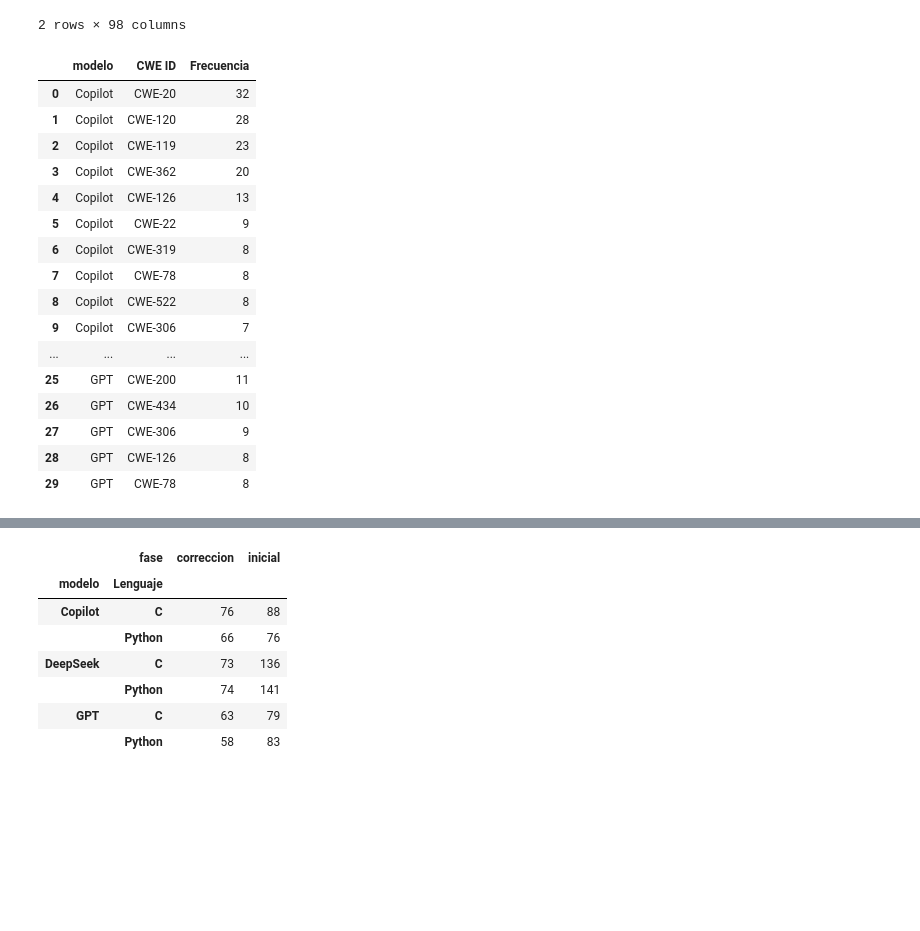
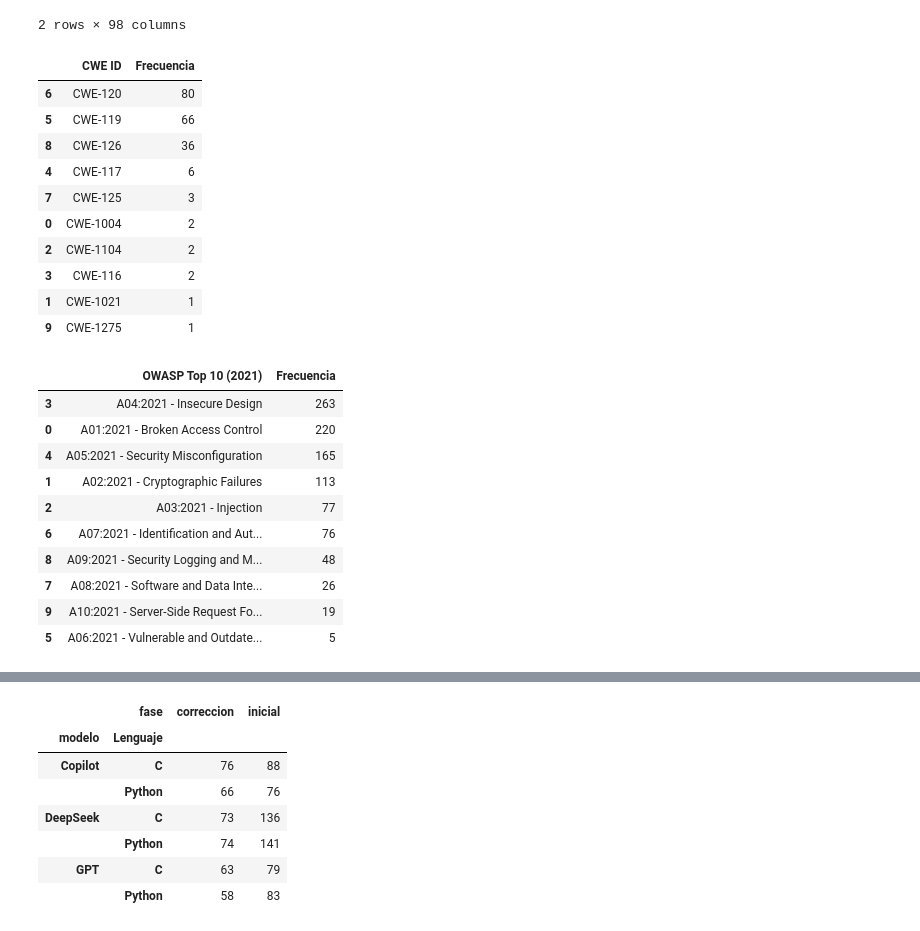
Before and after one commit to jmRiveraLR/Comparacion_Codigo_Generado_seguridad, a Jupyter notebook: src/analisis/analisis.ipynb, the cells around one changed output, grey strips where cells are left out. Cells and saved outputs as stored; diff of their text form; code cells hidden in the pictures; blank space fills up the shorter version.

```diff
--- a/src/analisis/analisis.ipynb
+++ b/src/analisis/analisis.ipynb
@@ -243,24 +247,36 @@ cwe_distribucion
 | Python | 1 | 0 | 1 | 0 | 8 | 13 | 1 | 2 | 0 | 1 | ... |
 2 rows × 98 columns
 # %%
-    top_cwe_modelo = df_combinado.groupby(['modelo', 'CWE ID']).size().reset_index(name='Frecuencia')
-    top10 = top_cwe_modelo.groupby('modelo').apply(lambda x: x.sort_values('Frecuencia', ascending=False).head(10))
-    (top10.reset_index(drop=True))
+    top_cwe_modelo = df_combinado.groupby('CWE ID').size().reset_index(name='Frecuencia')
+    top10 = top_cwe_modelo.head(10)
+    top10 = top10.sort_values(by='Frecuencia', ascending=False)
+    top10.head(10)
 # %% [output]
-|  | modelo | CWE ID | Frecuencia |
-| 0 | Copilot | CWE-20 | 32 |
-| 1 | Copilot | CWE-120 | 28 |
-| 2 | Copilot | CWE-119 | 23 |
-| 3 | Copilot | CWE-362 | 20 |
-| 4 | Copilot | CWE-126 | 13 |
-| 5 | Copilot | CWE-22 | 9 |
-| 6 | Copilot | CWE-319 | 8 |
-| 7 | Copilot | CWE-78 | 8 |
-| 8 | Copilot | CWE-522 | 8 |
-| 9 | Copilot | CWE-306 | 7 |
-| ... | ... | ... | ... |
-| 25 | GPT | CWE-200 | 11 |
-| 26 | GPT | CWE-434 | 10 |
-| 27 | GPT | CWE-306 | 9 |
-| 28 | GPT | CWE-126 | 8 |
-| 29 | GPT | CWE-78 | 8 |
+|  | CWE ID | Frecuencia |
+| 6 | CWE-120 | 80 |
+| 5 | CWE-119 | 66 |
+| 8 | CWE-126 | 36 |
+| 4 | CWE-117 | 6 |
+| 7 | CWE-125 | 3 |
+| 0 | CWE-1004 | 2 |
+| 2 | CWE-1104 | 2 |
+| 3 | CWE-116 | 2 |
+| 1 | CWE-1021 | 1 |
+| 9 | CWE-1275 | 1 |
+# %%
+    top_cwe_modelo = df_combinado.groupby('OWASP Top 10 (2021)').size().reset_index(name='Frecuencia')
+    top10 = top_cwe_modelo.head(10)
+    top10 = top10.sort_values(by='Frecuencia', ascending=False)
+    top10.head(12)
+# %% [output]
+|  | OWASP Top 10 (2021) | Frecuencia |
+| 3 | A04:2021 - Insecure Design | 263 |
+| 0 | A01:2021 - Broken Access Control | 220 |
+| 4 | A05:2021 - Security Misconfiguration | 165 |
+| 1 | A02:2021 - Cryptographic Failures | 113 |
+| 2 | A03:2021 - Injection | 77 |
+| 6 | A07:2021 - Identification and Aut... | 76 |
+| 8 | A09:2021 - Security Logging and M... | 48 |
+| 7 | A08:2021 - Software and Data Inte... | 26 |
+| 9 | A10:2021 - Server-Side Request Fo... | 19 |
+| 5 | A06:2021 - Vulnerable and Outdate... | 5 |
```
Also changed, not shown: parts of 61 cells of this notebook, 2 other files.
